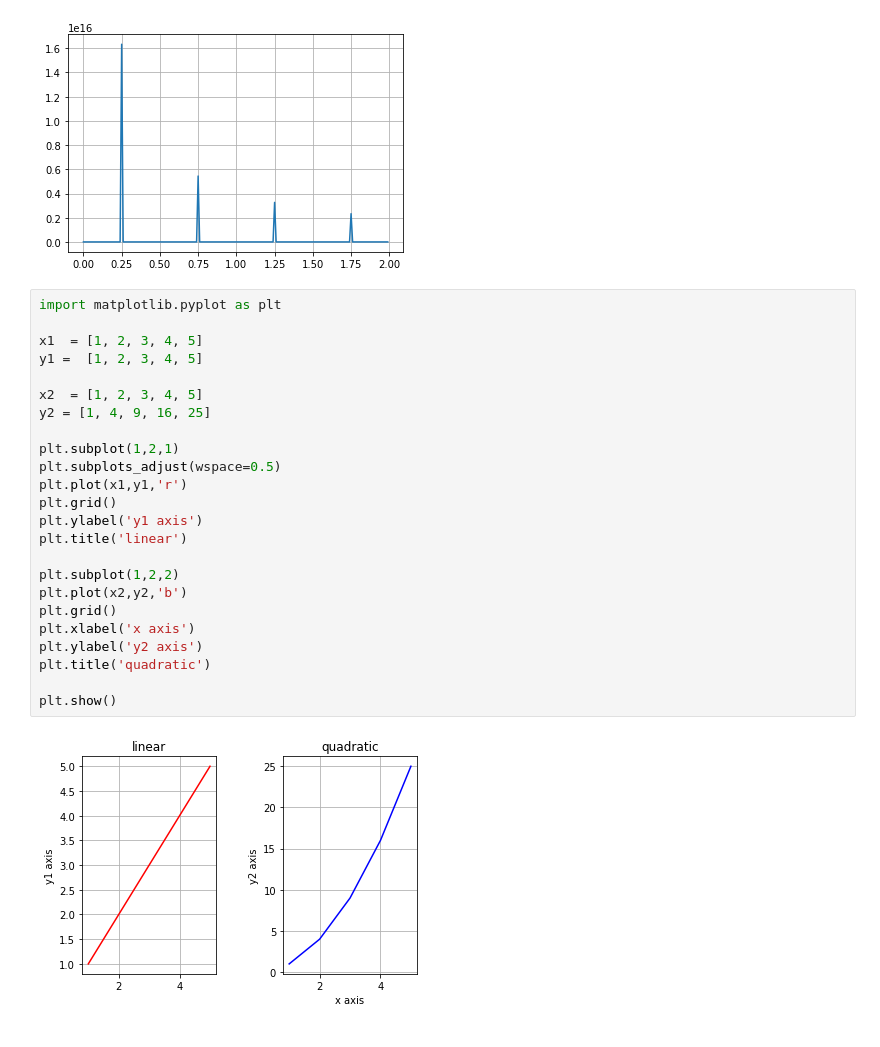
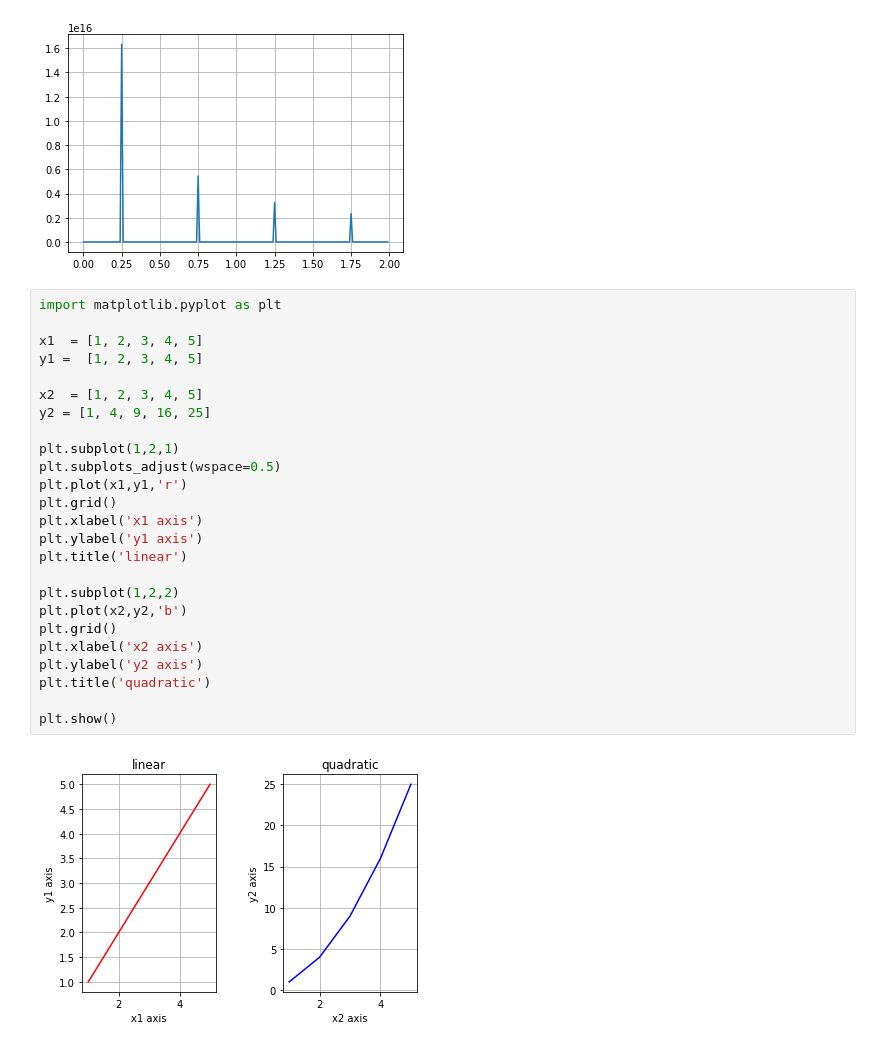
Before and after one commit to srathina/Py-Examples, a Jupyter notebook: matplotlib_trails.ipynb, the cells around one changed output. Drawn from its saved outputs; the diff is of its cells as text.

```diff
--- a/matplotlib_trails.ipynb
+++ b/matplotlib_trails.ipynb
@@ -46,26 +46,27 @@ plt.show()
 # %%
 import matplotlib.pyplot as plt
 
 x1  = [1, 2, 3, 4, 5]
 y1 =  [1, 2, 3, 4, 5]
 
 x2  = [1, 2, 3, 4, 5]
 y2 = [1, 4, 9, 16, 25]
 
 plt.subplot(1,2,1)
 plt.subplots_adjust(wspace=0.5)
 plt.plot(x1,y1,'r')
 plt.grid()
+plt.xlabel('x1 axis')
 plt.ylabel('y1 axis')
 plt.title('linear')
 
 plt.subplot(1,2,2)
 plt.plot(x2,y2,'b')
 plt.grid()
-plt.xlabel('x axis')
+plt.xlabel('x2 axis')
 plt.ylabel('y2 axis')
 plt.title('quadratic')
 
 plt.show()
 # %% [output]
-[figure, old version]
+[figure, new version]
```
